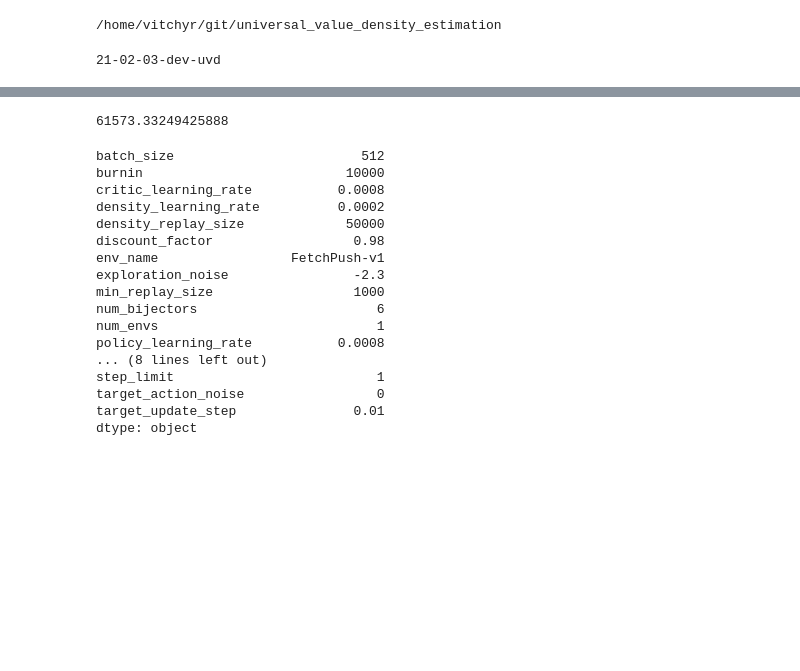
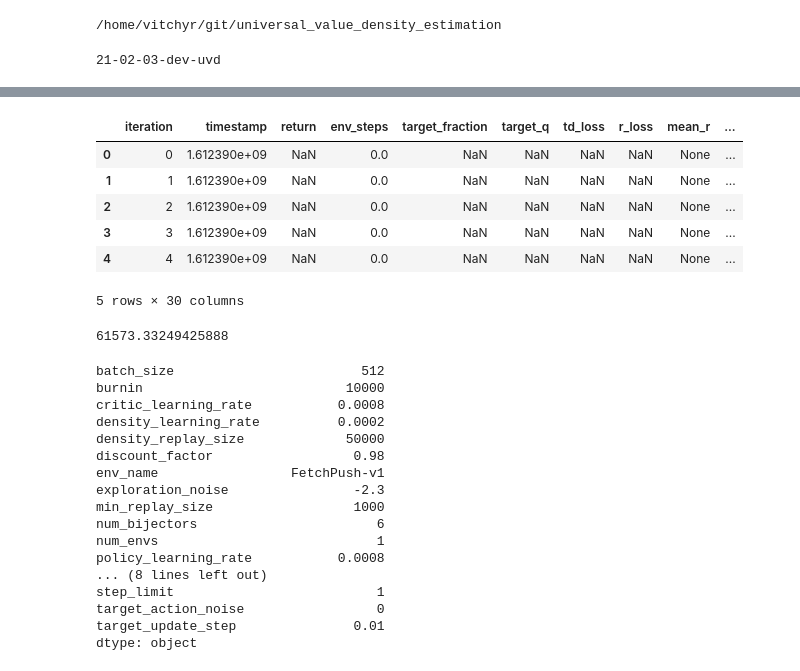
Before and after one commit to vitchyr/universal_value_density_estimation, a Jupyter notebook: notebooks/uvd_report-Copy1.ipynb, the cells around one changed output, grey strips where cells are left out. Drawn from its saved outputs; the diff is of its cells as text; code cells hidden in the pictures; blank space fills up the shorter version.

```diff
--- a/notebooks/uvd_report-Copy1.ipynb
+++ b/notebooks/uvd_report-Copy1.ipynb
@@ -38,3 +39,13 @@ p
+# %%
+df.head()
+# %% [output]
+|  | iteration | timestamp | return | env_steps | target_fraction | target_q | td_loss | r_loss | mean_r | ... |
+| 0 | 0 | 1.612390e+09 | NaN | 0.0 | NaN | NaN | NaN | NaN | None | ... |
+| 1 | 1 | 1.612390e+09 | NaN | 0.0 | NaN | NaN | NaN | NaN | None | ... |
+| 2 | 2 | 1.612390e+09 | NaN | 0.0 | NaN | NaN | NaN | NaN | None | ... |
+| 3 | 3 | 1.612390e+09 | NaN | 0.0 | NaN | NaN | NaN | NaN | None | ... |
+| 4 | 4 | 1.612390e+09 | NaN | 0.0 | NaN | NaN | NaN | NaN | None | ... |
+5 rows × 30 columns
 # %%
 df['timestamp'].max() - df['timestamp'].min()
 # %% [output]
```
Also changed, not shown: parts of 3 cells of this notebook.
